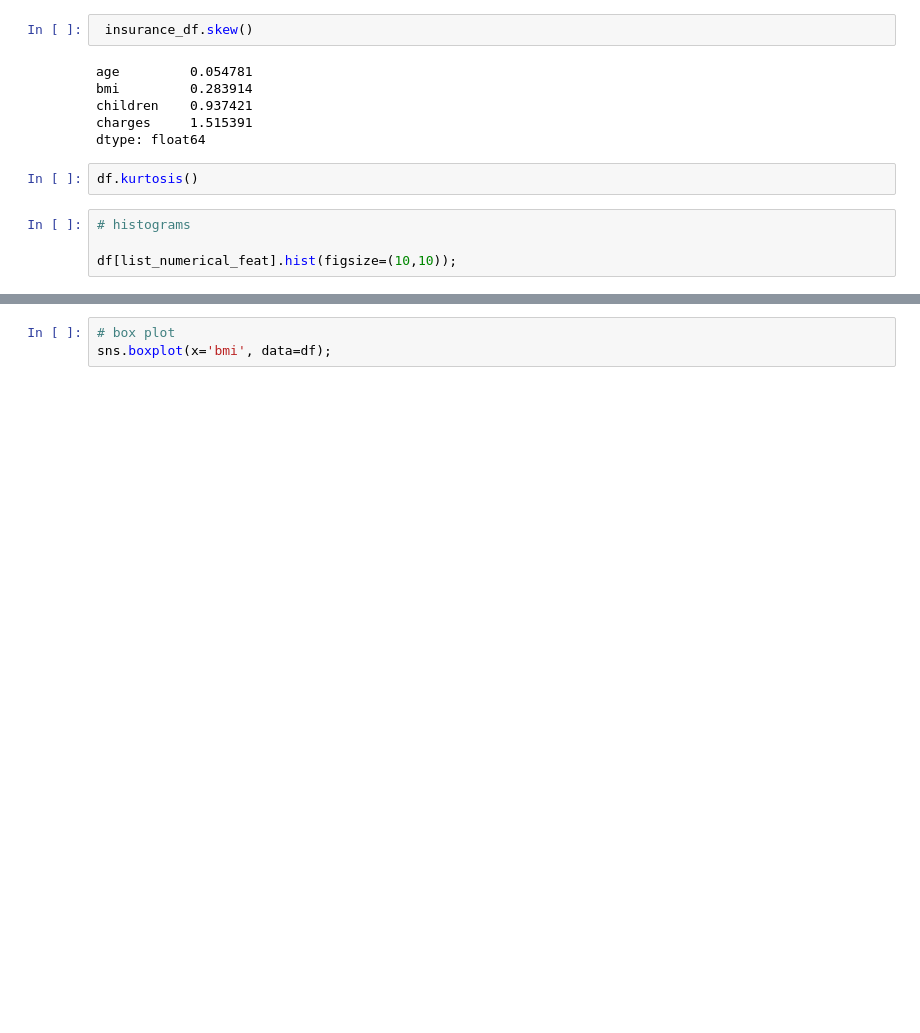
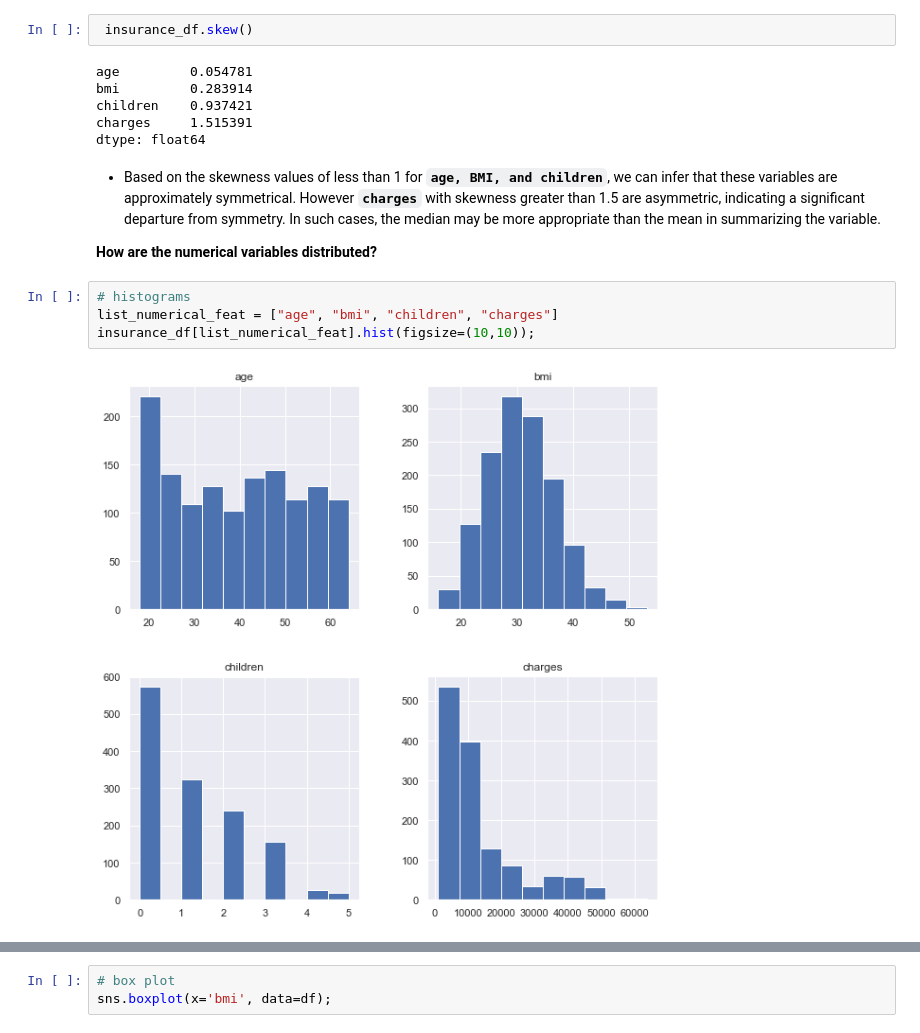
Before and after one commit to BuhariS/insurance_claim_prediction, a Jupyter notebook: insurance_claim.ipynb, the cells around one changed output, grey strips where cells are left out. Cells and saved outputs as stored; diff of their text form; blank space fills up the shorter version.

```diff
--- a/insurance_claim.ipynb
+++ b/insurance_claim.ipynb
@@ -307,11 +311,15 @@ bmi         0.283914
 children    0.937421
 charges     1.515391
 dtype: float64
-# %%
-df.kurtosis()
+# %% [markdown]
+- Based on the skewness values of less than 1 for **`age, BMI, and children`**, we can infer that these variables are approximately symmetrical. However **`charges`** with skewness greater than 1.5 are asymmetric, indicating a significant departure from symmetry. In such cases, the median may be more appropriate than the mean in summarizing the variable.
+
+**How are the numerical variables distributed?**
 # %%
 # histograms
-
-df[list_numerical_feat].hist(figsize=(10,10));
+list_numerical_feat = ["age", "bmi", "children", "charges"]
+insurance_df[list_numerical_feat].hist(figsize=(10,10));
+# %% [output]
+[figure, added]
 # %%
 # density plot
```
Also changed, not shown: parts of 15 cells of this notebook.
